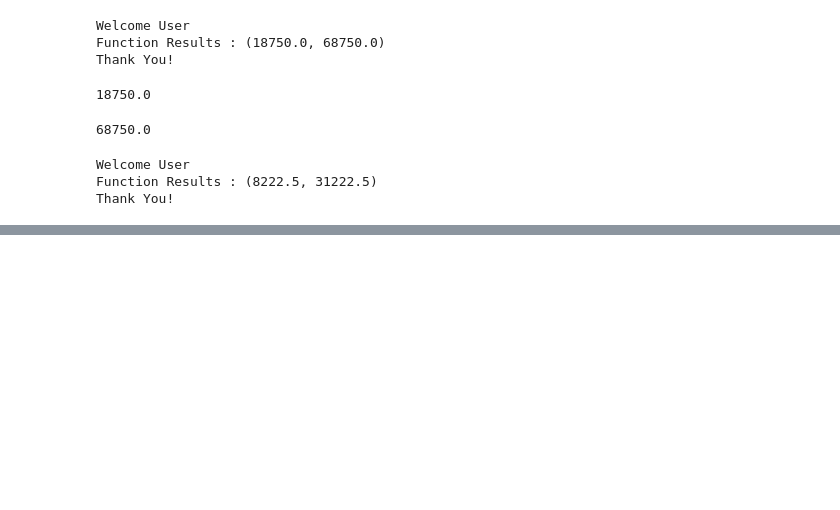
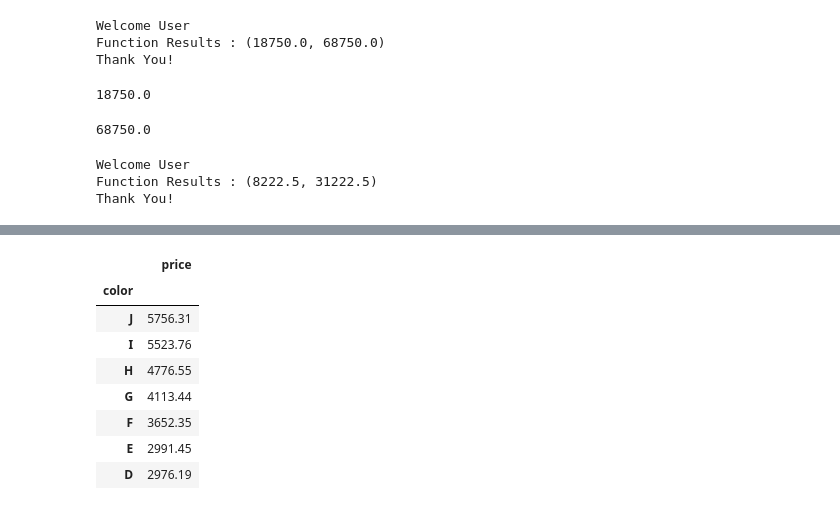
Before and after one commit to utkarshg1/adv_py_wakad_1130, a Jupyter notebook: 02 Decorators/decorators.ipynb, the cells around one changed output, grey strips where cells are left out. Cells and saved outputs as stored; diff of their text form; code cells hidden in the pictures; blank space fills up the shorter version.

```diff
--- a/02 Decorators/decorators.ipynb
+++ b/02 Decorators/decorators.ipynb
@@ -72,0 +270,12 @@ Thank You!
+# %%
+a
+# %% [output]
+|  | price |
+| color |  |
+| J | 5756.31 |
+| I | 5523.76 |
+| H | 4776.55 |
+| G | 4113.44 |
+| F | 3652.35 |
+| E | 2991.45 |
+| D | 2976.19 |
```
Also changed, not shown: parts of 29 cells of this notebook, 1 other file.
